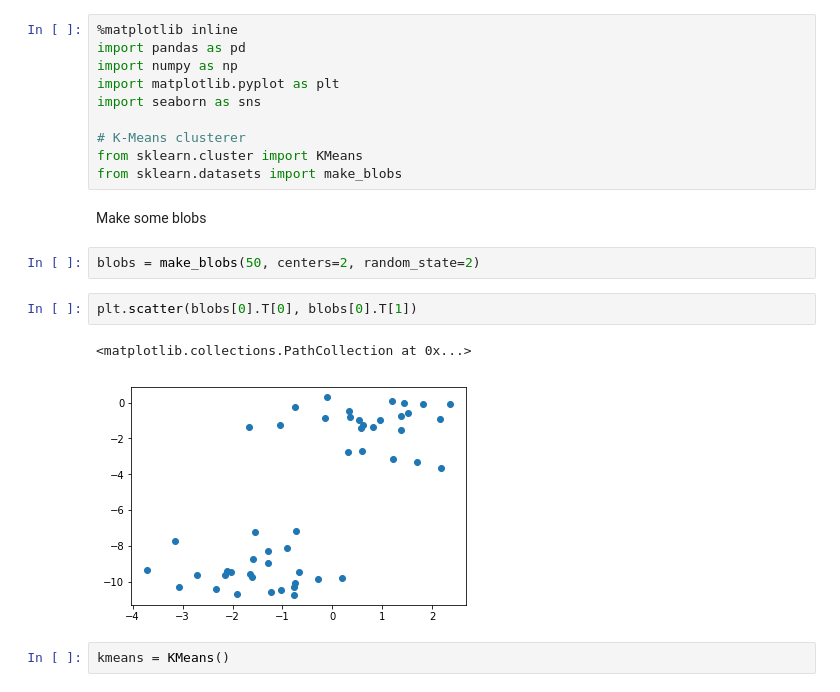
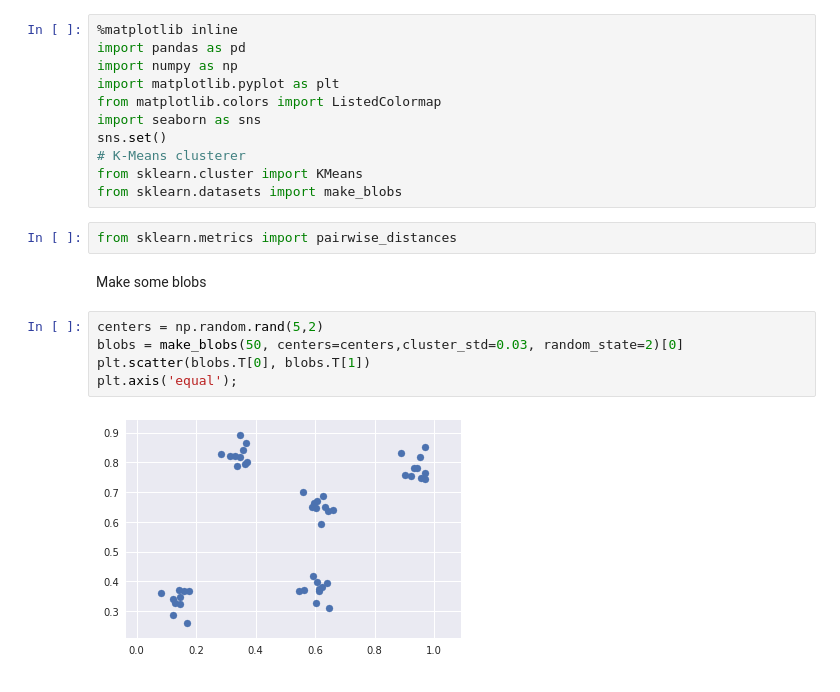
Before and after one commit to BielStela/Curs_UB, a Jupyter notebook: dia_4/kmeans.ipynb, the cells around one changed output. Saved outputs shown, nothing was run; the diff lists cells and outputs as text.

```diff
--- a/dia_4/kmeans.ipynb
+++ b/dia_4/kmeans.ipynb
@@ -3,19 +3,20 @@
 import pandas as pd
 import numpy as np
 import matplotlib.pyplot as plt
+from matplotlib.colors import ListedColormap
 import seaborn as sns
-
+sns.set()
 # K-Means clusterer
 from sklearn.cluster import KMeans
 from sklearn.datasets import make_blobs
+# %%
+from sklearn.metrics import pairwise_distances
 # %% [markdown]
 Make some blobs
-# %%
-blobs = make_blobs(50, centers=2, random_state=2)
-# %%
-plt.scatter(blobs[0].T[0], blobs[0].T[1])
-# %% [output]
-<matplotlib.collections.PathCollection at 0x...>
-[figure, removed]
-# %%
-kmeans = KMeans()
+# %%
+centers = np.random.rand(5,2)
+blobs = make_blobs(50, centers=centers,cluster_std=0.03, random_state=2)[0]
+plt.scatter(blobs.T[0], blobs.T[1])
+plt.axis('equal');
+# %% [output]
+[figure, added]
```
Also changed, not shown: parts of 3 cells of this notebook, 1 other file.
